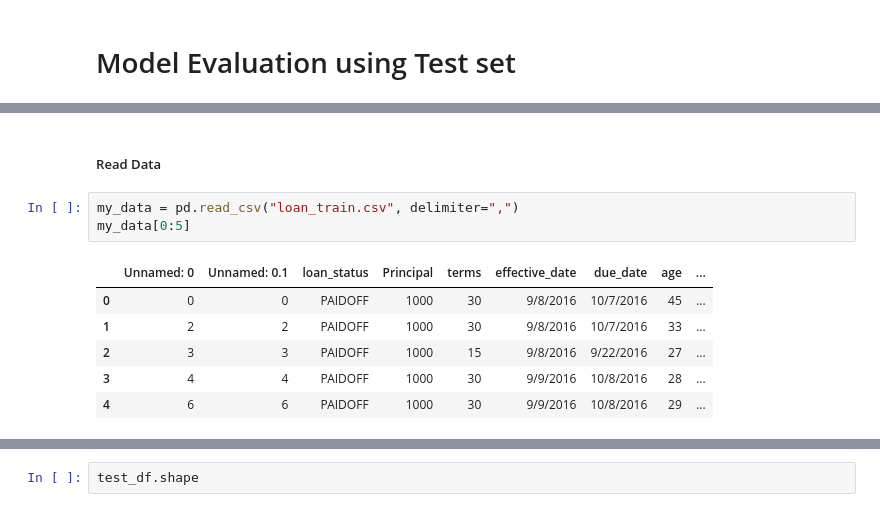
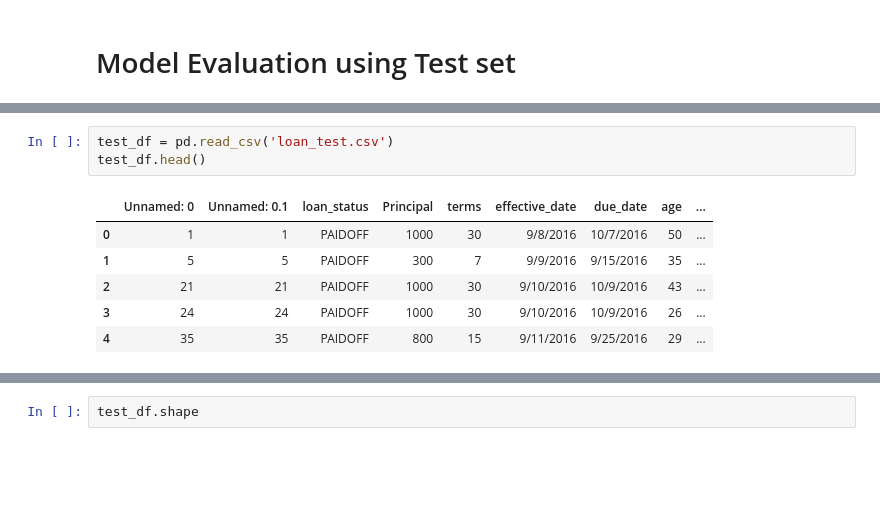
Before and after one commit to Bushra2078/Coursera_Capstone1, a Jupyter notebook: Machine Learning Final Project.ipynb, the cells around one changed output, grey strips where cells are left out. Drawn from its saved outputs; the diff is of its cells as text; blank space fills up the shorter version.

```diff
--- a/Machine Learning Final Project.ipynb
+++ b/Machine Learning Final Project.ipynb
@@ -562,12 +456,10 @@ Saving to: ‘loan_train.csv’
-# %% [markdown]
-##### Read Data
-# %%
-my_data = pd.read_csv("loan_train.csv", delimiter=",")
-my_data[0:5]
-# %% [output]
-|  | Unnamed: 0 | Unnamed: 0.1 | loan_status | Principal | terms | effective_date | due_date | age | ... |
-| 0 | 0 | 0 | PAIDOFF | 1000 | 30 | 9/8/2016 | 10/7/2016 | 45 | ... |
-| 1 | 2 | 2 | PAIDOFF | 1000 | 30 | 9/8/2016 | 10/7/2016 | 33 | ... |
-| 2 | 3 | 3 | PAIDOFF | 1000 | 15 | 9/8/2016 | 9/22/2016 | 27 | ... |
-| 3 | 4 | 4 | PAIDOFF | 1000 | 30 | 9/9/2016 | 10/8/2016 | 28 | ... |
-| 4 | 6 | 6 | PAIDOFF | 1000 | 30 | 9/9/2016 | 10/8/2016 | 29 | ... |
+# %%
+test_df = pd.read_csv('loan_test.csv')
+test_df.head()
+# %% [output]
+|  | Unnamed: 0 | Unnamed: 0.1 | loan_status | Principal | terms | effective_date | due_date | age | ... |
+| 0 | 1 | 1 | PAIDOFF | 1000 | 30 | 9/8/2016 | 10/7/2016 | 50 | ... |
+| 1 | 5 | 5 | PAIDOFF | 300 | 7 | 9/9/2016 | 9/15/2016 | 35 | ... |
+| 2 | 21 | 21 | PAIDOFF | 1000 | 30 | 9/10/2016 | 10/9/2016 | 43 | ... |
+| 3 | 24 | 24 | PAIDOFF | 1000 | 30 | 9/10/2016 | 10/9/2016 | 26 | ... |
+| 4 | 35 | 35 | PAIDOFF | 800 | 15 | 9/11/2016 | 9/25/2016 | 29 | ... |
```
Also changed, not shown: parts of 48 cells of this notebook.
